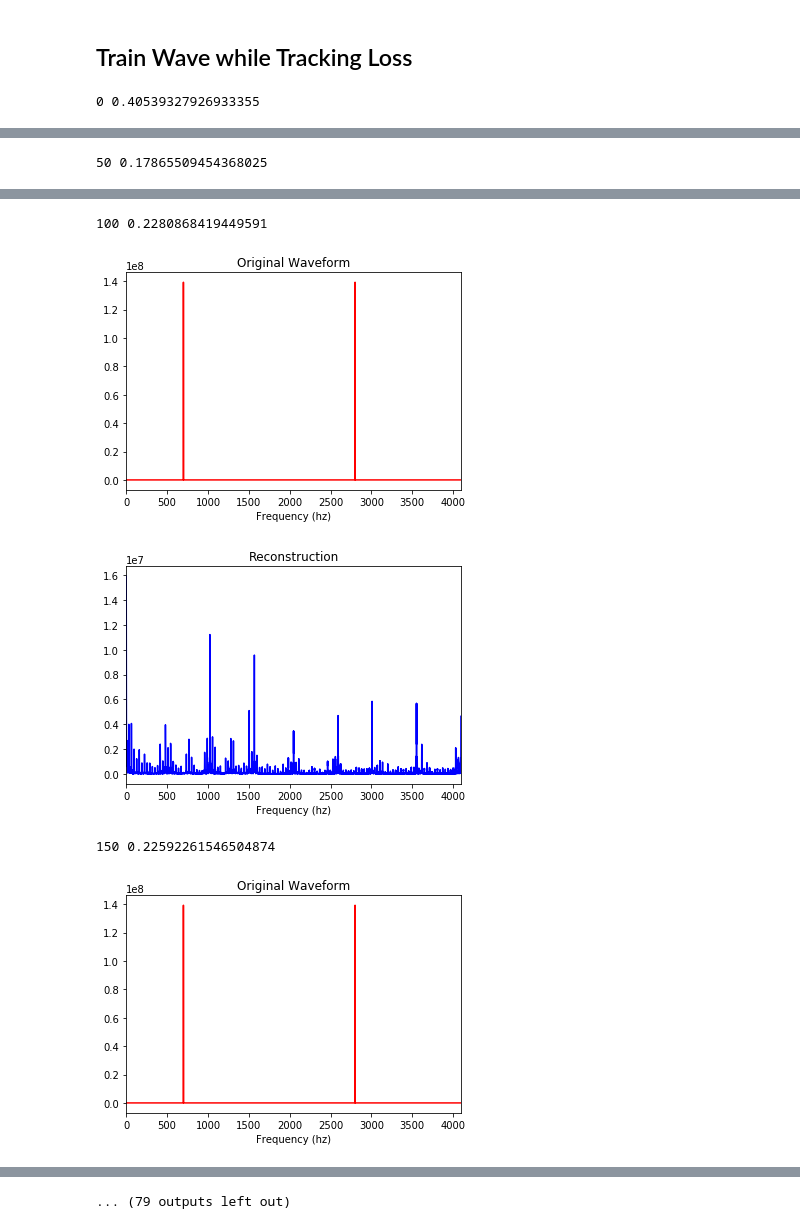
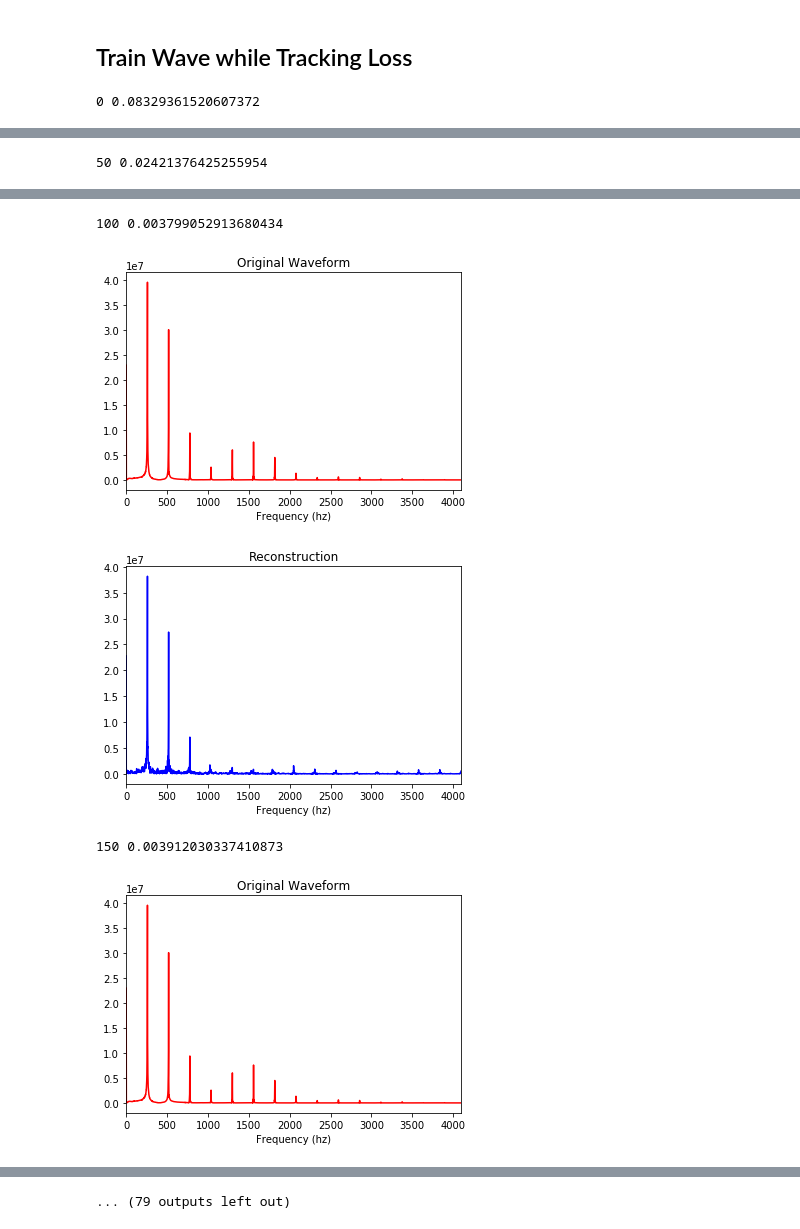
Before and after one commit to Sriram-Ravula/Sine_DIP, a Jupyter notebook: audio-testing.ipynb, the cells around one changed output, grey strips where cells are left out. Cells and saved outputs as stored; diff of their text form; code cells hidden in the pictures.

```diff
--- a/audio-testing.ipynb
+++ b/audio-testing.ipynb
@@ -30,7 +29,7 @@ env: CUDA_VISIBLE_DEVICES=0
 # %%
 #set up hyperparameters, net input/output sizes, and whether the problem is compressed sensing
 
-LR = 5e-4 # learning rate
+LR = 1e-3 # learning rate
 MOM = 0.9 # momentum
 NUM_ITER = 1500 # number iterations
 WD = 1e-4 # weight decay for l2-regularization
@@ -41,7 +40,7 @@ BATCH_SIZE = 1 # batch size of gradient step
 nc = 1 #num channels in the net I/0
 
 #choose the number of samples and periods in the training waveform
-WAVE_LEN = 8192
+WAVE_LEN = 16384
 WAVE_RATE = 8192
 WAVE_RES = 1 #bytes per sample
 # %%
@@ -49,7 +48,7 @@ compressed = True
 compressed_noisy = False
 
 if compressed:
-    num_measurements = 4000
+    num_measurements = 2048
 else:
     num_measurements = WAVE_LEN
 # %%
@@ -66,7 +65,7 @@ On GPU:  True
 # %% [markdown]
 ## Grab the training audio wave and set Net Hyperparams
 # %%
-wave = wavio.read("sine24.wav")
+wave = wavio.read("audio_data/testR.wav")
 WAVE_RATE = wave.rate
 WAVE_LEN = wave.data.shape[0]
 WAVE_RES = wave.sampwidth
@@ -341,7 +340,7 @@ for i in range(NUM_ITER):
         plt.show()
 
     if (i == NUM_ITER-1):
-        wavio.write("last.wav", wave, WAVE_RATE, sampwidth=WAVE_RES)
+        wavio.write("testR2.wav", wave, WAVE_RATE, sampwidth=WAVE_RES)
 
     loss.backward()
     optim.step()
@@ -353,4 +352,4 @@ print("Output MSE: ", round(True_MSE, 5))
 end = time.time()
 print("Execution Time: ", round(end-start, 2), "s")
 # %% [output]
-0 0.40539327926933355
+0 0.08329361520607372
@@ -359 +358 @@ print("Execution Time: ", round(end-start, 2), "s")
-50 0.17865509454368025
+50 0.02421376425255954
@@ -362,5 +361,5 @@ print("Execution Time: ", round(end-start, 2), "s")
-100 0.2280868419449591
+100 0.003799052913680434
-[figure, old version]
+[figure, new version]
-[figure, old version]
+[figure, new version]
-150 0.22592261546504874
+150 0.003912030337410873
-[figure, old version]
+[figure, new version]
```
Also changed, not shown: parts of 10 cells of this notebook, 2 other files.
